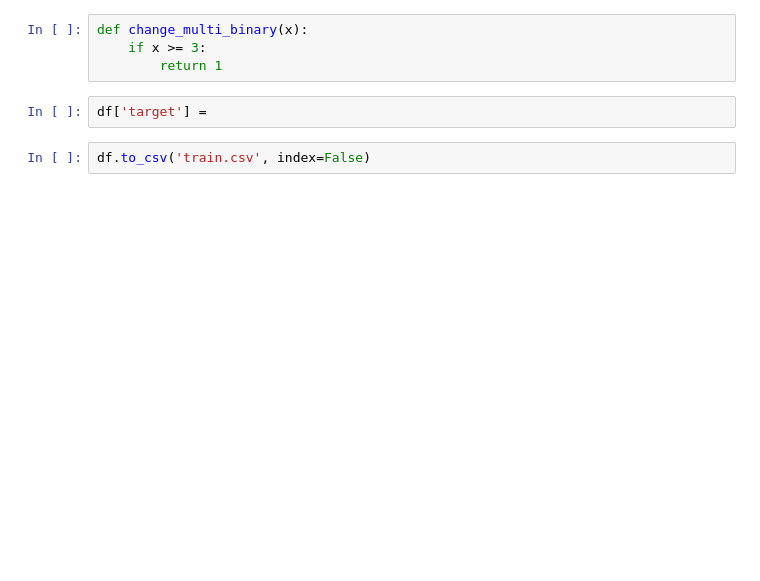
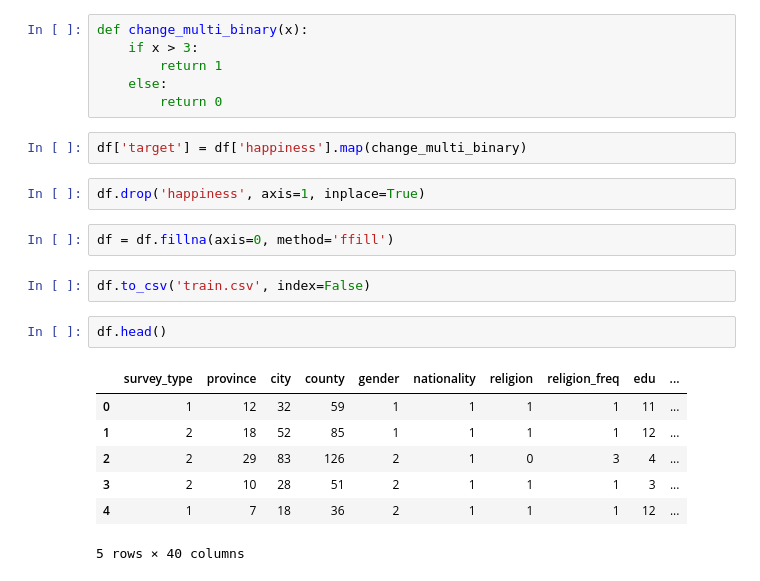
Before and after one commit to dongchuangyoubai/ai, a Jupyter notebook: machine_learning/random_forest/Untitled.ipynb, the cells around one changed output. Cells and saved outputs as stored; diff of their text form; blank space fills up the shorter version.

```diff
--- a/machine_learning/random_forest/Untitled.ipynb
+++ b/machine_learning/random_forest/Untitled.ipynb
@@ -82,9 +82,25 @@ df.head()
 5 rows × 40 columns
 # %%
 def change_multi_binary(x):
-    if x >= 3:
+    if x > 3:
         return 1
+    else:
+        return 0
 # %%
-df['target'] =
+df['target'] = df['happiness'].map(change_multi_binary)
+# %%
+df.drop('happiness', axis=1, inplace=True)
+# %%
+df = df.fillna(axis=0, method='ffill')
 # %%
 df.to_csv('train.csv', index=False)
+# %%
+df.head()
+# %% [output]
+|  | survey_type | province | city | county | gender | nationality | religion | religion_freq | edu | ... |
+| 0 | 1 | 12 | 32 | 59 | 1 | 1 | 1 | 1 | 11 | ... |
+| 1 | 2 | 18 | 52 | 85 | 1 | 1 | 1 | 1 | 12 | ... |
+| 2 | 2 | 29 | 83 | 126 | 2 | 1 | 0 | 3 | 4 | ... |
+| 3 | 2 | 10 | 28 | 51 | 2 | 1 | 1 | 1 | 3 | ... |
+| 4 | 1 | 7 | 18 | 36 | 2 | 1 | 1 | 1 | 12 | ... |
+5 rows × 40 columns
```
Also changed, not shown: 2 other files.
